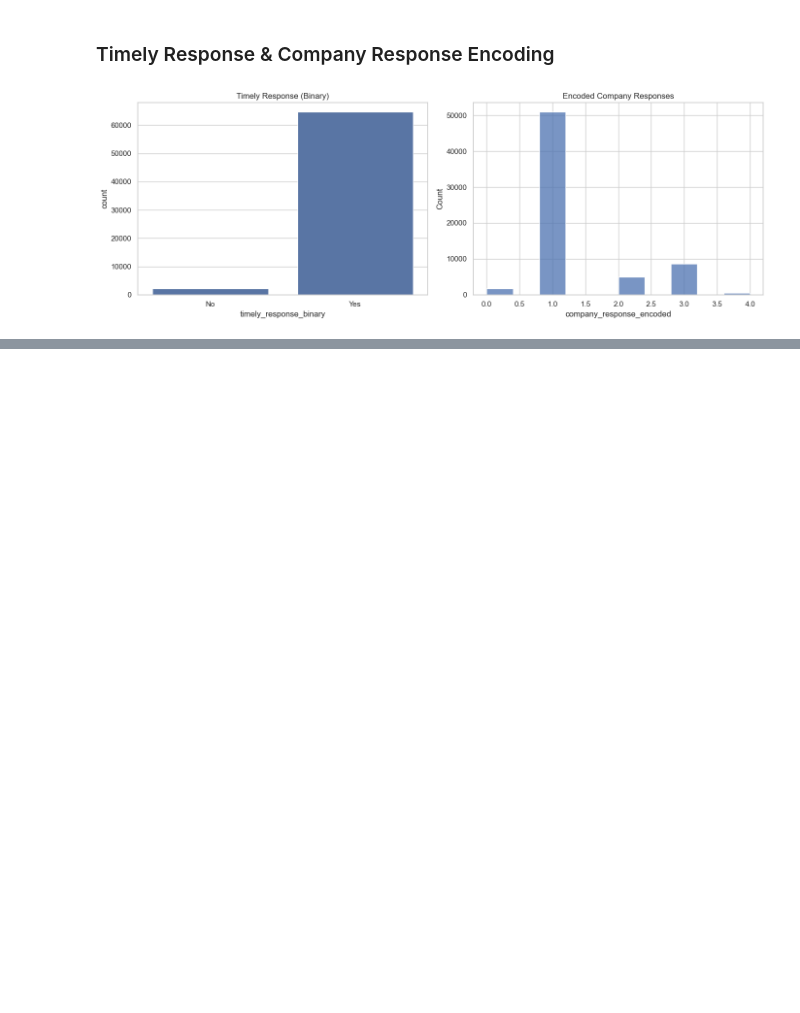
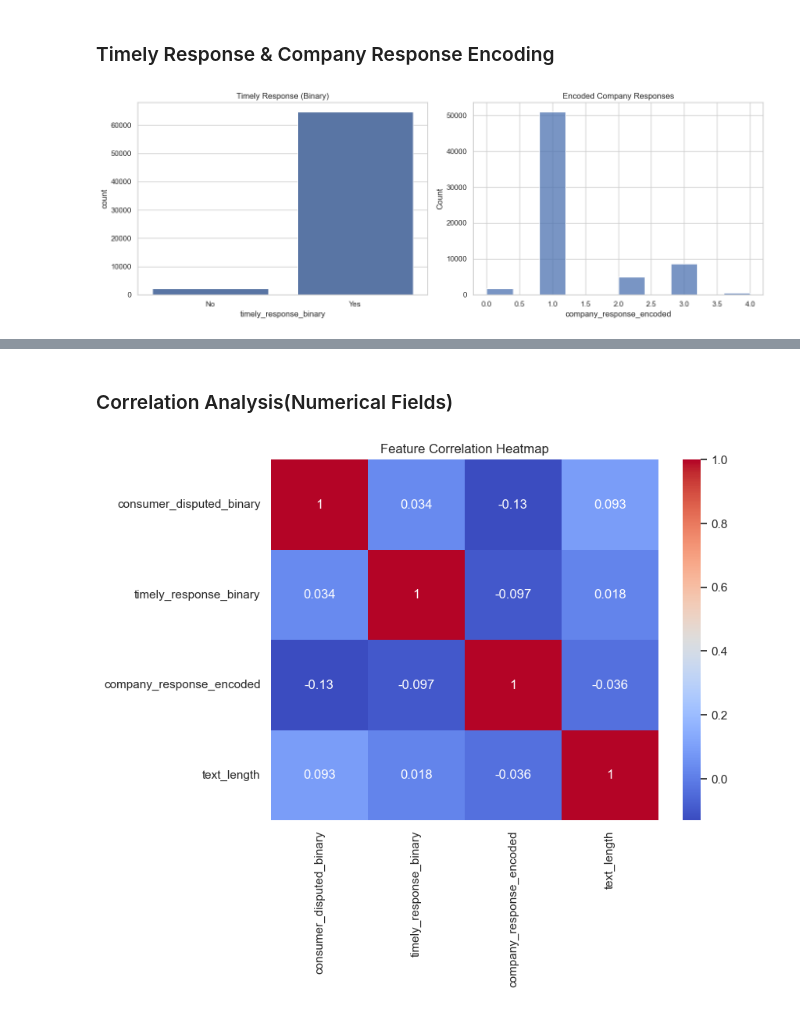
Before and after one commit to deeason7/cfpb_, a Jupyter notebook: notebooks/eda.ipynb, the cells around one changed output, grey strips where cells are left out. Cells and saved outputs as stored; diff of their text form; code cells hidden in the pictures; blank space fills up the shorter version.

```diff
--- a/notebooks/eda.ipynb
+++ b/notebooks/eda.ipynb
@@ -61,0 +194,9 @@ plt.show()
+# %% [markdown]
+### Correlation Analysis(Numerical Fields)
+# %%
+plt.figure(figsize=(8,6))
+sns.heatmap(df[["consumer_disputed_binary","timely_response_binary","company_response_encoded","text_length"]].corr(), annot=True, cmap="coolwarm")
+plt.title("Feature Correlation Heatmap")
+plt.show()
+# %% [output]
+[figure, added]
```
Also changed, not shown: parts of 22 cells of this notebook.
